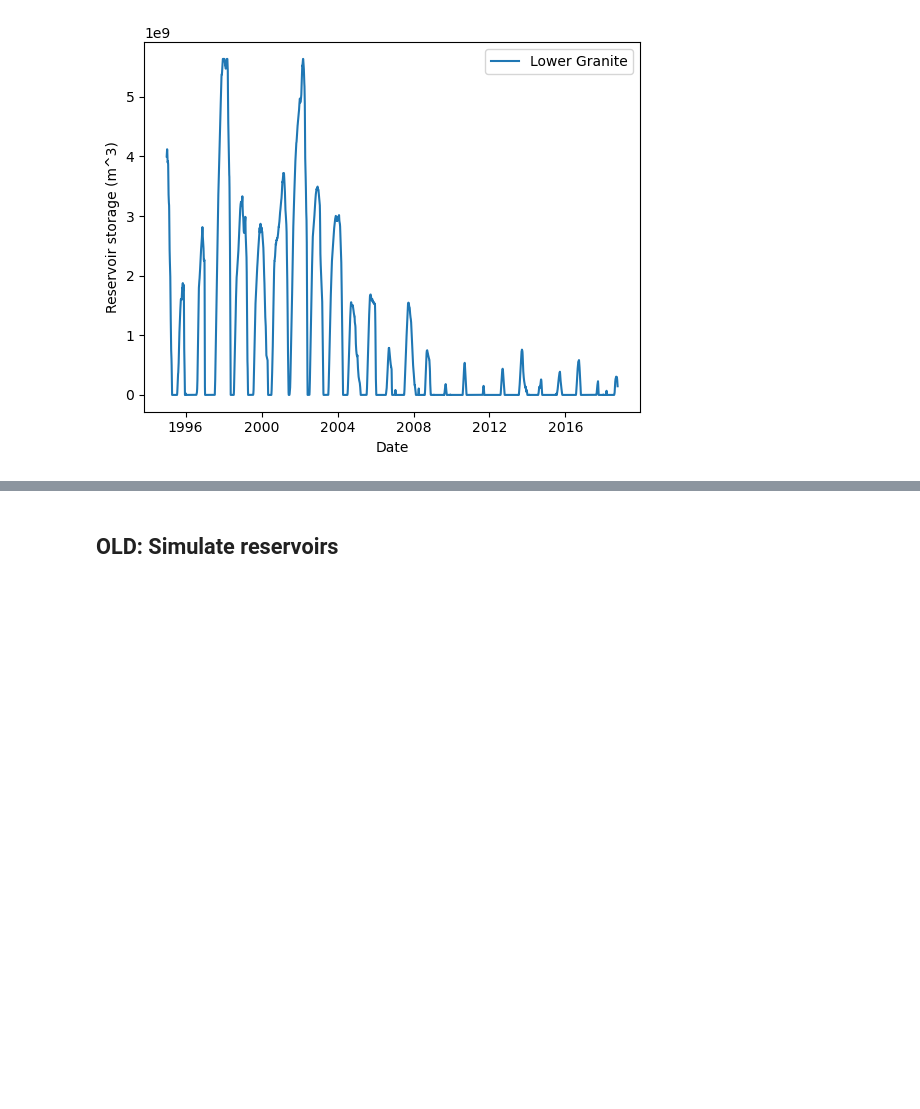
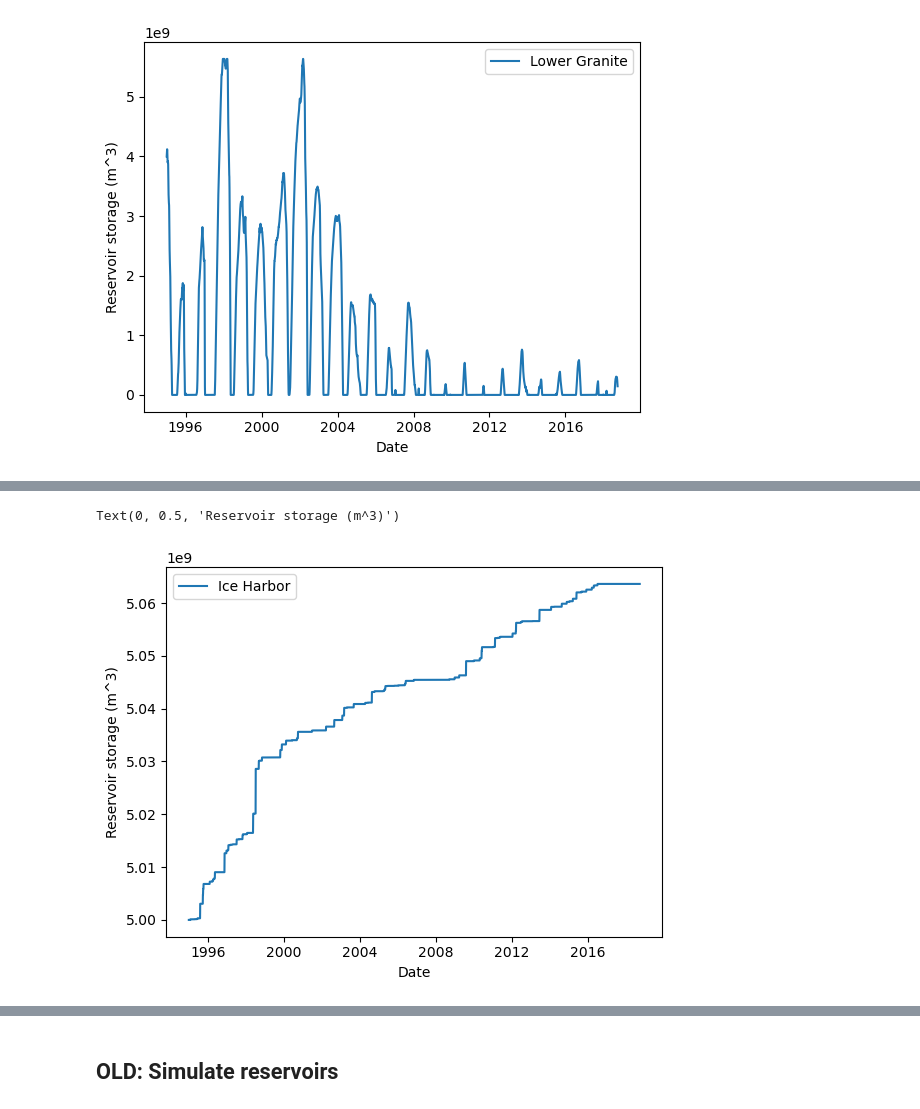
Before and after one commit to clairewang23/columbia_river_model, a Jupyter notebook: model drafting.ipynb, the cells around one changed output, grey strips where cells are left out. Cells and saved outputs as stored; diff of their text form; code cells hidden in the pictures; blank space fills up the shorter version.

```diff
--- a/model drafting.ipynb
+++ b/model drafting.ipynb
@@ -187,0 +259,5 @@ Text(0, 0.5, 'Reservoir storage (m^3)')
+# %%
+input_data['Ice Harbor inflow (m^3/d)'] = ice_harbor.simulate_inflow(input_data['rainfall (in)'].values, input_data['Ice Harbor outflow (cfs)'])
+input_data['Ice Harbor storage (m^3)'] = ice_harbor.simulate_storage(5_000_000_000, 1, input_data['Ice Harbor inflow (m^3/d)'].values, input_data['Ice Harbor outflow (cfs)'].values*86400*0.0283)
+
+display(input_data)
@@ -187,0 +278,9 @@ Text(0, 0.5, 'Reservoir storage (m^3)')
+# %%
+sns.lineplot(x='datetime', y='Ice Harbor storage (m^3)', data=input_data, label='Ice Harbor')
+
+#plt.yscale('log')
+plt.xlabel('Date')
+plt.ylabel('Reservoir storage (m^3)')
+# %% [output]
+Text(0, 0.5, 'Reservoir storage (m^3)')
+[figure, added]
```
Also changed, not shown: parts of 12 cells of this notebook.
